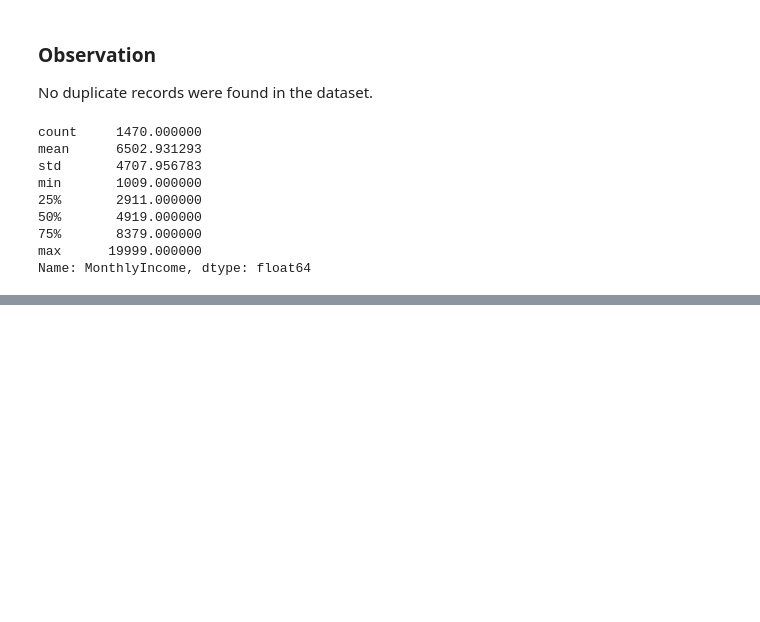
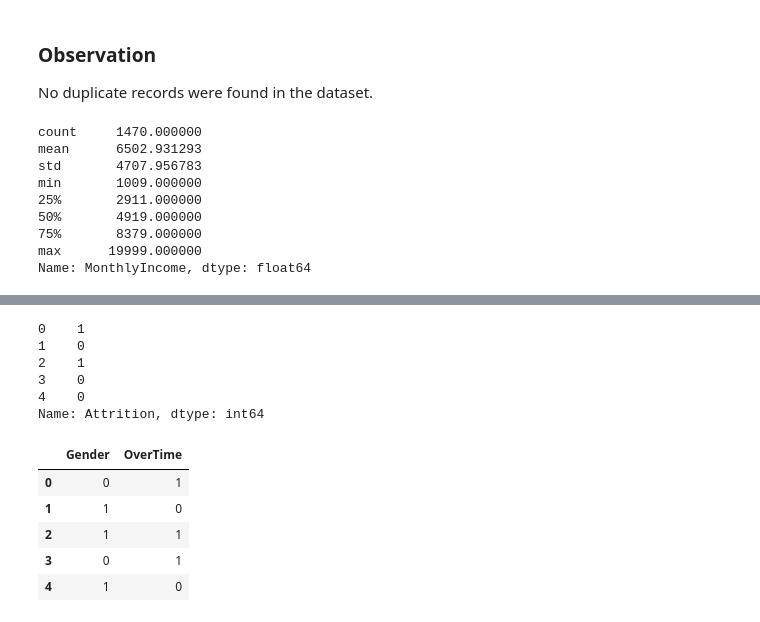
Before and after one commit to haneef333/employee-attrition-analysis, a Jupyter notebook: notebook/employee_attrition_analysis.ipynb, the cells around one changed output, grey strips where cells are left out. Saved outputs shown, nothing was run; the diff lists cells and outputs as text; code cells hidden in the pictures; blank space fills up the shorter version.

```diff
--- a/notebook/employee_attrition_analysis.ipynb
+++ b/notebook/employee_attrition_analysis.ipynb
@@ -256,0 +316,25 @@ df[df["MonthlyIncome"] > 16581]
+# %%
+df["Attrition"] = df["Attrition"].map({"Yes":1,"No":0})
+# %%
+df["Attrition"].head()
+# %% [output]
+0    1
+1    0
+2    1
+3    0
+4    0
+Name: Attrition, dtype: int64
+# %%
+df.drop("Over18",axis=1,inplace=True)
+# %%
+df["Gender"] = df["Gender"].map({"Male":1,"Female":0})
+df["OverTime"] = df["OverTime"].map({"Yes":1,"No":0})
+# %%
+df[["Gender", "OverTime"]].head()
+# %% [output]
+|  | Gender | OverTime |
+| 0 | 0 | 1 |
+| 1 | 1 | 0 |
+| 2 | 1 | 1 |
+| 3 | 0 | 1 |
+| 4 | 1 | 0 |
```
Also changed, not shown: parts of 23 cells of this notebook.
